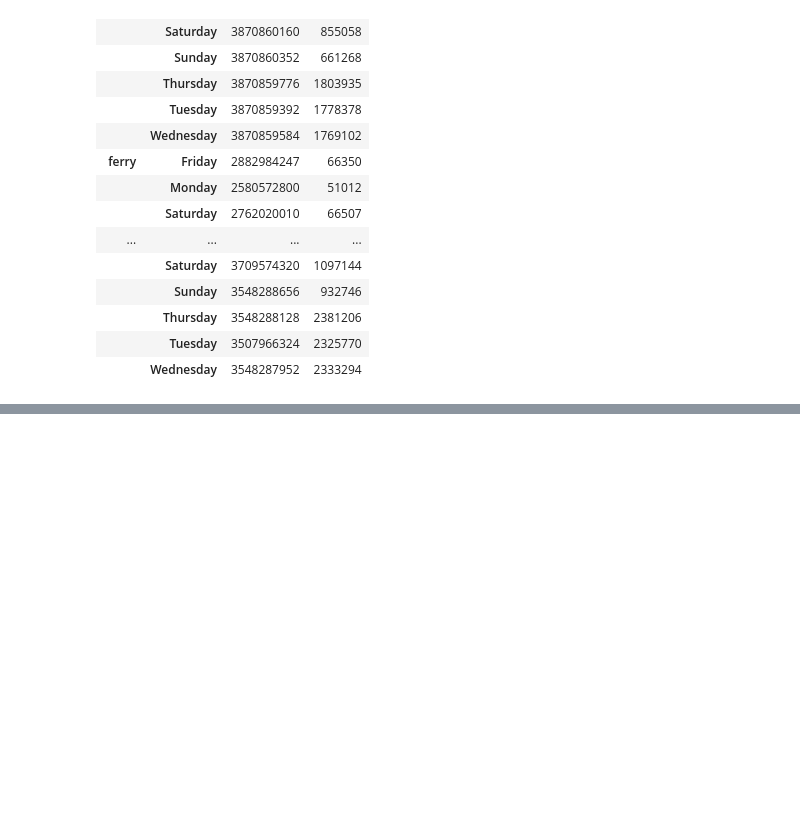
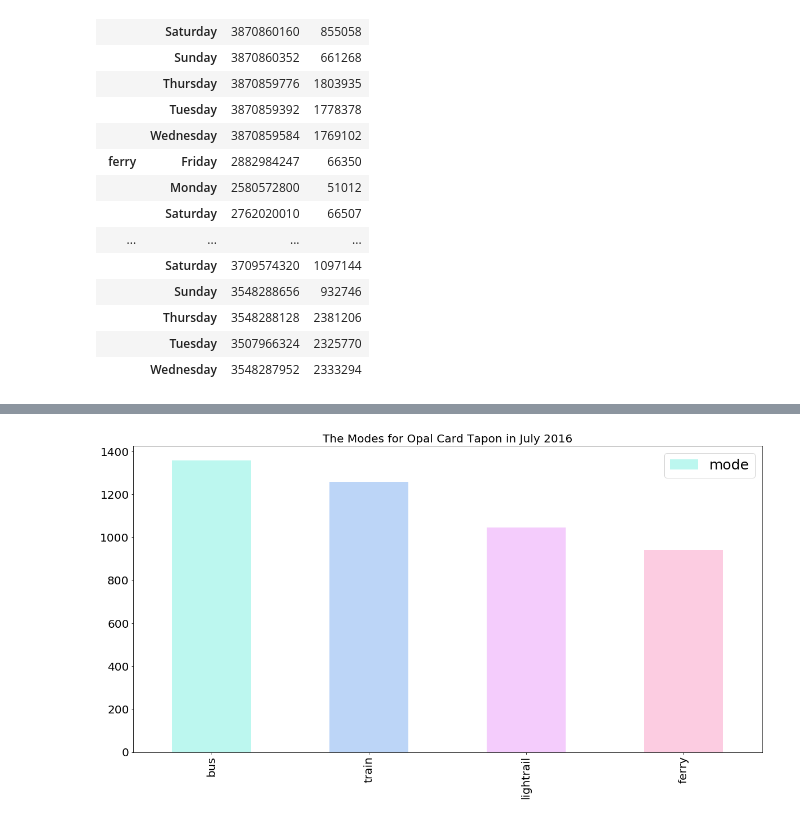
Before and after one commit to Annie677/Dataproject, a Jupyter notebook: The opal card tap on .ipynb, the cells around one changed output, grey strips where cells are left out. Drawn from its saved outputs; the diff is of its cells as text; code cells hidden in the pictures; blank space fills up the shorter version.

```diff
--- a/The opal card tap on .ipynb
+++ b/The opal card tap on .ipynb
@@ -183,0 +186,13 @@ AttributeError: 'DataFrame' object has no attribute 'DataFrame'
+# %%
+barcolors = ['#bcf7ef', '#bcd5f7', '#f4ccfc', '#fccce1']
+# %%
+tap_on['mode'].value_counts().plot(kind= "bar", color= barcolors)
+plt.legend(fontsize=25)
+plt.xticks(fontsize=20)
+plt.yticks(fontsize=20)
+
+
+plt.title("The Modes for Opal Card Tapon in July 2016",fontsize=20)
+plt.savefig('The image 1')
+# %% [output]
+[figure, added]
```
Also changed, not shown: parts of 61 cells of this notebook, 16 other files.
